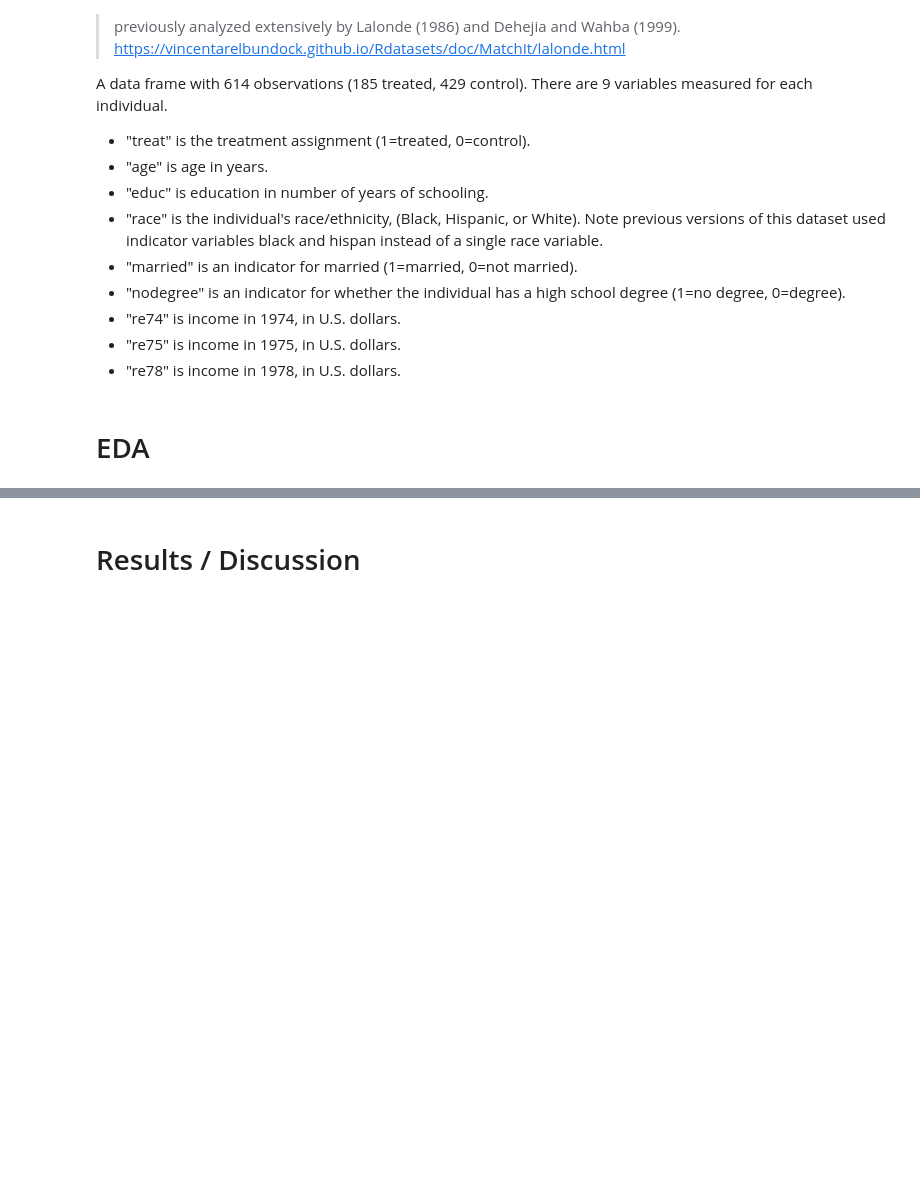
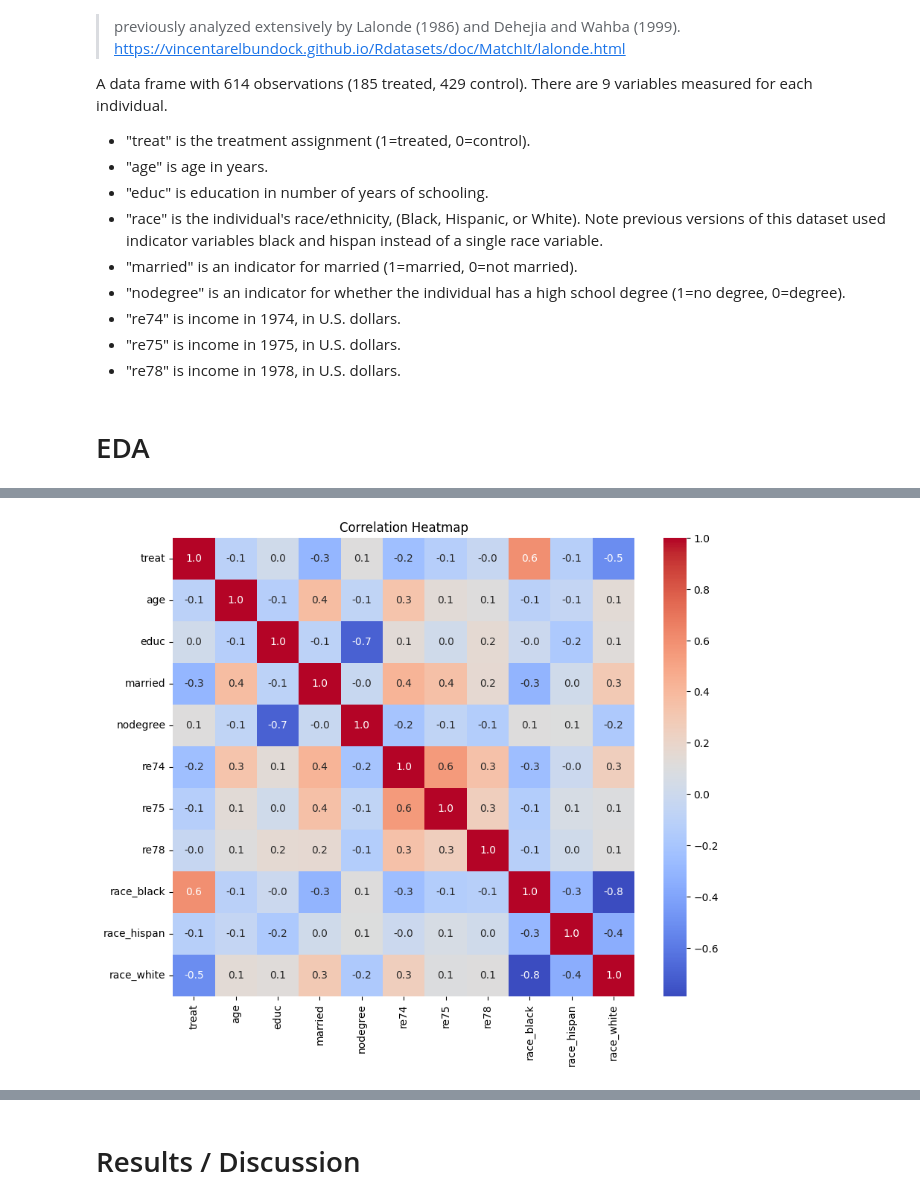
Before and after one commit to anicholson6/Personal-Portfolio, a Jupyter notebook: propensity/propensity_score_match.ipynb, the cells around one changed output, grey strips where cells are left out. Cells and saved outputs as stored; diff of their text form; code cells hidden in the pictures; blank space fills up the shorter version.

Commit message:
lalonde eda

```diff
--- a/propensity/propensity_score_match.ipynb
+++ b/propensity/propensity_score_match.ipynb
@@ -25,3 +25,6 @@ A data frame with 614 observations (185 treated, 429 control). There are 9 varia
 * "re78" is income in 1978, in U.S. dollars.
 # %% [markdown]
 # EDA
+# %%
+df = pd.read_csv('Data/lalonde.csv')
+df.head()
@@ -27,0 +66,16 @@ A data frame with 614 observations (185 treated, 429 control). There are 9 varia
+# %%
+# compare means and check for imbalances
+df = df.drop(columns=['rownames'])
+df_encoded = pd.get_dummies(df, columns=['race'], prefix='race')
+var_cols = [col for col in df_encoded.columns if col not in ['rownames', 'treat']]
+print(var_cols)
+# treated and control
+mean_compare = df_encoded.groupby('treat')[var_cols].mean().T
+mean_compare['diff'] = mean_compare[1] - mean_compare[0]
+
+# using standardized mean difference since dataset is small
+std_devs = df_encoded.groupby('treat')[var_cols].std().T
+mean_compare['smd'] = mean_compare['diff'] / np.sqrt((std_devs[0]**2 + std_devs[1]**2) / 2)
+
+print("\n")
+print(mean_compare)
@@ -27,0 +102,9 @@ A data frame with 614 observations (185 treated, 429 control). There are 9 varia
+# %%
+# Correlation heatmap
+plt.figure(figsize=(10,8))
+corr = df_encoded.corr()
+sns.heatmap(corr, annot=True, cmap='coolwarm', fmt=".1f")
+plt.title("Correlation Heatmap")
+plt.show()
+# %% [output]
+[figure, added]
```
Also changed, not shown: parts of 8 cells of this notebook.
